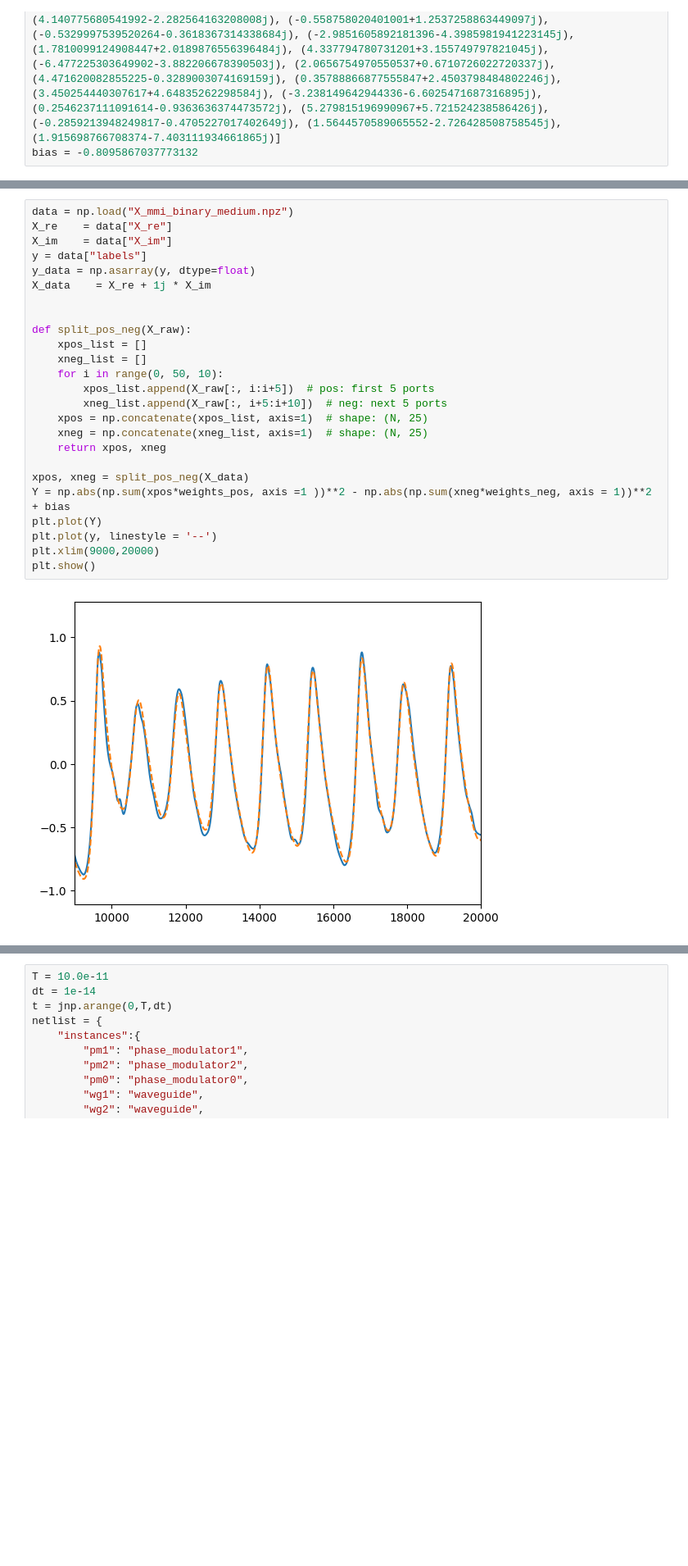
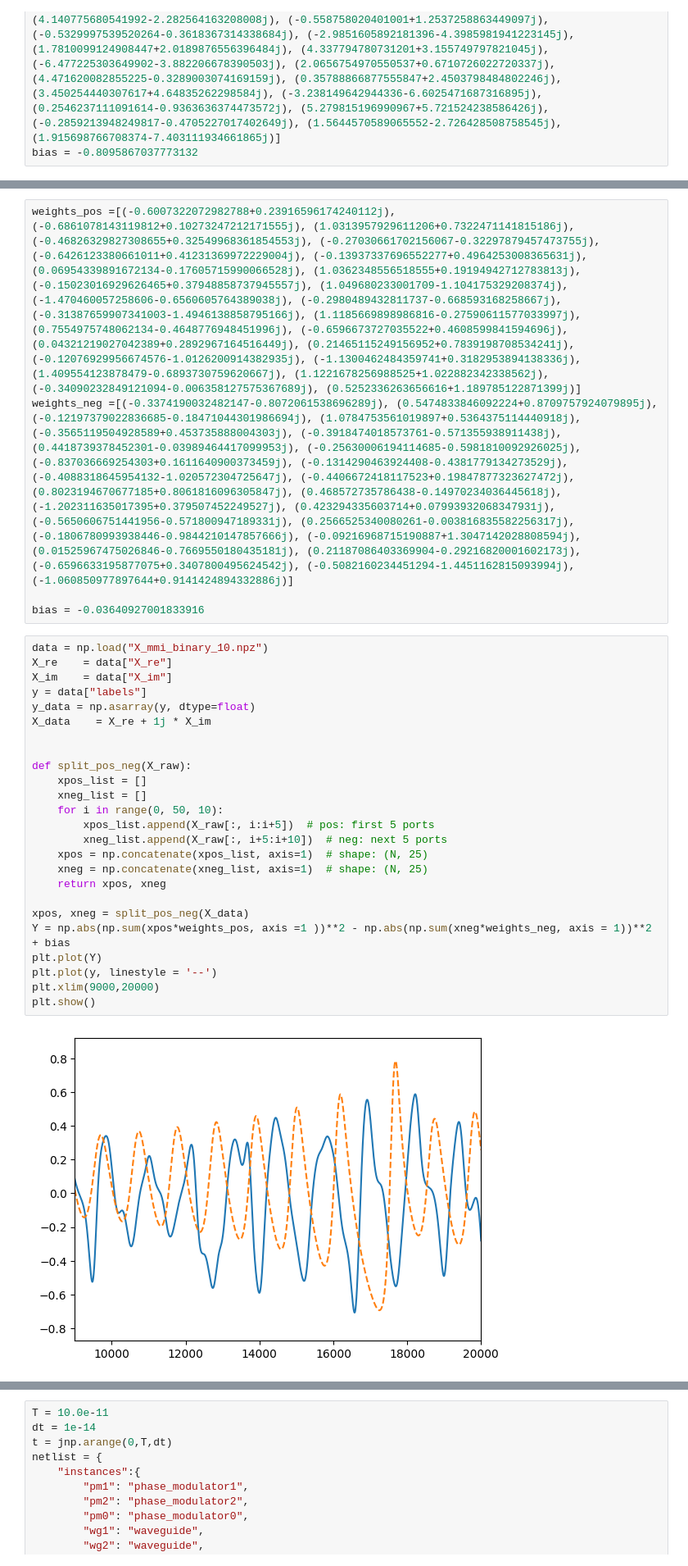
Before and after one commit to 1400073/time_domain_work, a Jupyter notebook: weights_checking.ipynb, the cells around one changed output, grey strips where cells are left out. Shown: that part at 82% size. Saved outputs shown, nothing was run; the diff lists cells and outputs as text; blank space fills up the shorter version.

```diff
--- a/weights_checking.ipynb
+++ b/weights_checking.ipynb
@@ -99,30 +103,35 @@ bias = -0.8095867037773132
+# %%
+weights_pos =[(-0.6007322072982788+0.23916596174240112j), (-0.6861078143119812+0.10273247212171555j), (1.0313957929611206+0.7322471141815186j), (-0.46826329827308655+0.32549968361854553j), (-0.27030661702156067-0.32297879457473755j), (-0.6426123380661011+0.41231369972229004j), (-0.13937337696552277+0.4964253008365631j), (0.06954339891672134-0.17605715990066528j), (1.0362348556518555+0.19194942712783813j), (-0.15023016929626465+0.37948858737945557j), (1.049680233001709-1.104175329208374j), (-1.470460057258606-0.6560605764389038j), (-0.2980489432811737-0.668593168258667j), (-0.31387659907341003-1.4946138858795166j), (1.1185669898986816-0.27590611577033997j), (0.7554975748062134-0.4648776948451996j), (-0.6596673727035522+0.4608599841594696j), (0.04321219027042389+0.2892967164516449j), (0.21465115249156952+0.7839198708534241j), (-0.12076929956674576-1.0126200914382935j), (-1.1300462484359741+0.3182953894138336j), (1.409554123878479-0.6893730759620667j), (1.1221678256988525+1.022882342338562j), (-0.34090232849121094-0.006358127575367689j), (0.5252336263656616+1.189785122871399j)]
+weights_neg =[(-0.3374190032482147-0.8072061538696289j), (0.5474833846092224+0.8709757924079895j), (-0.12197379022836685-0.18471044301986694j), (1.0784753561019897+0.5364375114440918j), (-0.3565119504928589+0.453735888004303j), (-0.3918474018573761-0.571355938911438j), (0.4418739378452301-0.03989464417099953j), (-0.25630006194114685-0.5981810092926025j), (-0.837036669254303+0.1611640900373459j), (-0.1314290463924408-0.4381779134273529j), (-0.4088318645954132-1.020572304725647j), (-0.4406672418117523+0.19847877323627472j), (0.8023194670677185+0.8061816096305847j), (0.468572735786438-0.14970234036445618j), (-1.202311635017395+0.379507452249527j), (0.423294335603714+0.07993932068347931j), (-0.5650606751441956-0.571800947189331j), (0.2566525340080261-0.003816835582256317j), (-0.1806780993938446-0.9844210147857666j), (-0.09216968715190887+1.3047142028808594j), (0.01525967475026846-0.7669550180435181j), (0.21187086403369904-0.29216820001602173j), (-0.6596633195877075+0.3407800495624542j), (-0.5082160234451294-1.4451162815093994j), (-1.060850977897644+0.9141424894332886j)]
+
+bias = -0.03640927001833916
 # %%
-data = np.load("X_mmi_binary_medium.npz")
+data = np.load("X_mmi_binary_10.npz")
 X_re    = data["X_re"]
 X_im    = data["X_im"]
 y = data["labels"]
 y_data = np.asarray(y, dtype=float)
 X_data    = X_re + 1j * X_im
 
 
 def split_pos_neg(X_raw):
     xpos_list = []
     xneg_list = []
     for i in range(0, 50, 10):
         xpos_list.append(X_raw[:, i:i+5])  # pos: first 5 ports
         xneg_list.append(X_raw[:, i+5:i+10])  # neg: next 5 ports
     xpos = np.concatenate(xpos_list, axis=1)  # shape: (N, 25)
     xneg = np.concatenate(xneg_list, axis=1)  # shape: (N, 25)
     return xpos, xneg
 
 xpos, xneg = split_pos_neg(X_data)
 Y = np.abs(np.sum(xpos*weights_pos, axis =1 ))**2 - np.abs(np.sum(xneg*weights_neg, axis = 1))**2 + bias
 plt.plot(Y)
 plt.plot(y, linestyle = '--')
 plt.xlim(9000,20000)
 plt.show()
 # %% [output]
-[figure, old version]
+[figure, new version]
 # %%
 fig = plt.figure()
 ax = fig.add_subplot(projection='3d')
```
Also changed, not shown: parts of 2 cells of this notebook, 12 other files.
